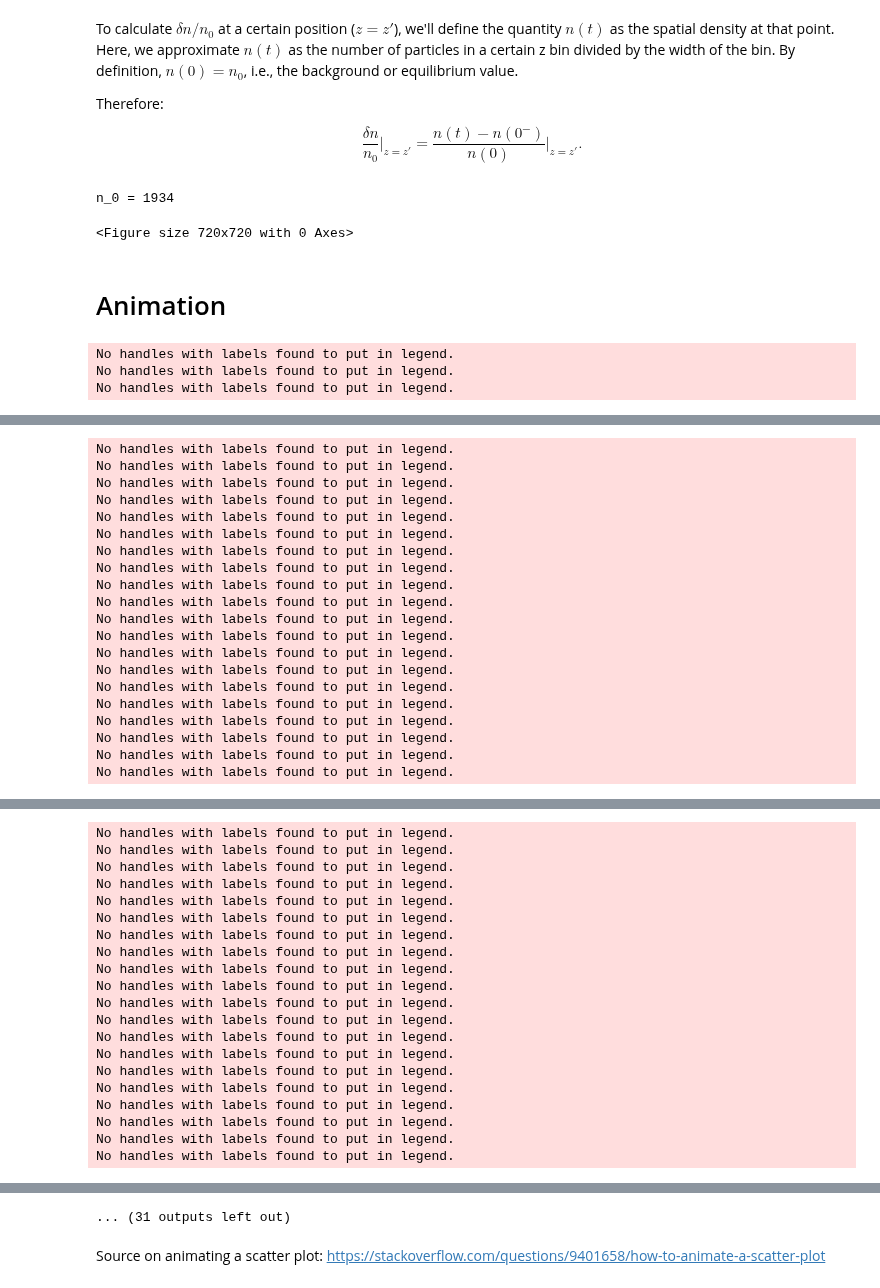
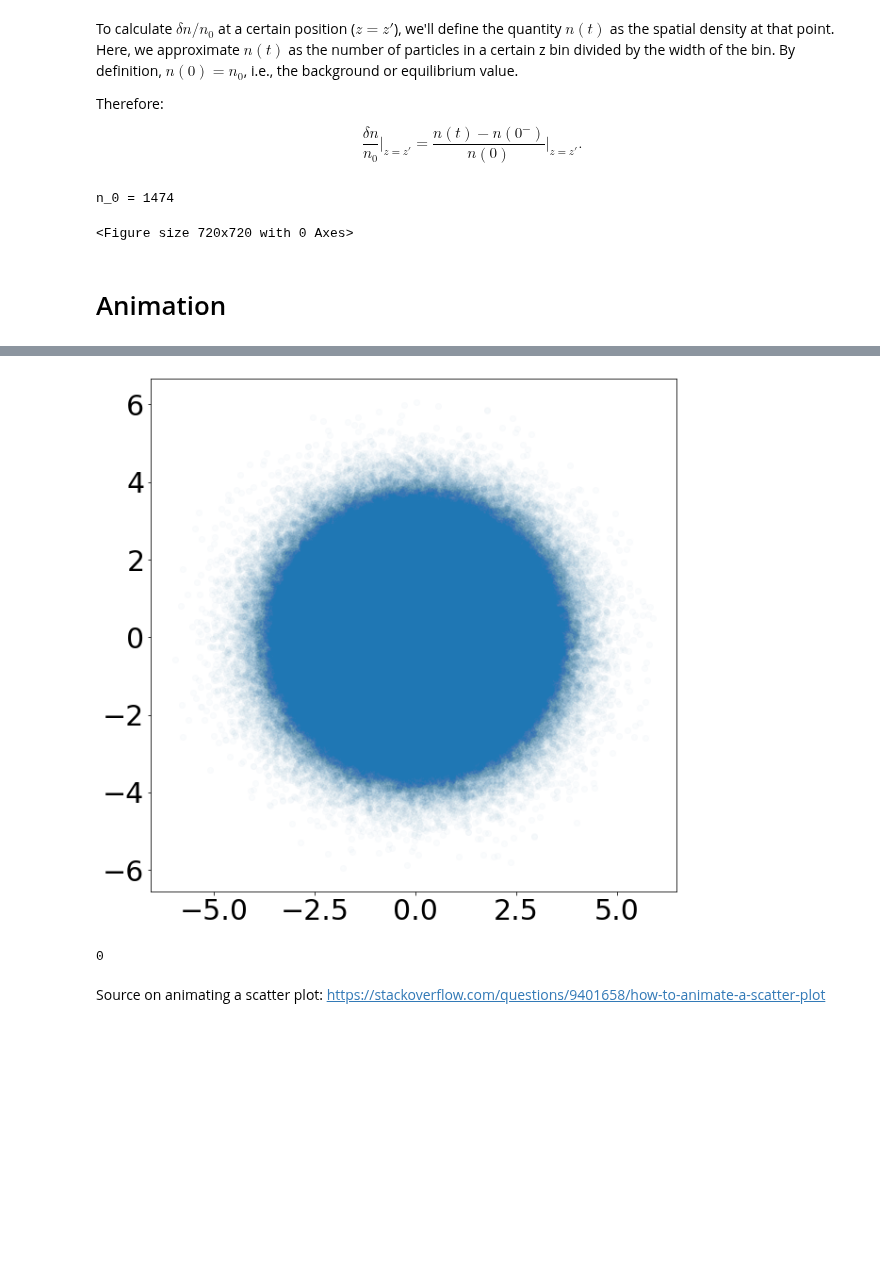
Before and after one commit to Jupiter1994/plasma-echo, a Jupyter notebook: Sampling Particle Trajectories.ipynb, the cells around one changed output, grey strips where cells are left out. Drawn from its saved outputs; the diff is of its cells as text; code cells hidden in the pictures; blank space fills up the shorter version.

```diff
--- a/Sampling Particle Trajectories.ipynb
+++ b/Sampling Particle Trajectories.ipynb
@@ -168,7 +195,10 @@ Js = f_0_distro(N) # drawn from f_0(J)
 Omegas = compute_Omega(Js)
 
 # initial z, v_z values
-zs, vzs = pol2cart(thetas, Js)
+if use_exact_conversion:
+    zs, vzs = pol2cart_exact(thetas, Js)
+else:
+    zs, vzs = pol2cart_harmonic(thetas, Js)
 # %%
 # ## check that sampling method is consistent with underlying distro
 
@@ -205,11 +237,10 @@ z_tolerance = 5e-2
 plot_initial_distro = False
 
 fig = plt.figure(figsize=(10,10))
-zs, vzs = pol2cart(thetas, Js)
 
 # number of particles at t=0 within z_tolerance at a z coordinate; this is the
 # "background" distribution
-z_offset = 1
+z_offset = 1.5
 n_0 = np.sum(np.abs(zs - z_offset) < z_tolerance)
 print(f'n_0 = {n_0}')
 n_0 /= len(zs) # normalize by # of particles
@@ -229,18 +260,17 @@ if plot_initial_distro:
 
     plt.show()
 # %% [output]
-n_0 = 1934
+n_0 = 1474
 <Figure size 720x720 with 0 Axes>
 # %% [markdown]
 # Animation
 # %%
 # make the animation
 plt.rcParams.update({'font.size':30})
-make_animation = True
+make_animation = False
 
 fig = plt.figure(figsize=(10,10))
 scat = plt.scatter(zs, vzs, alpha=0.02)
-zs, vzs = pol2cart(thetas, Js)
 
 if make_animation:
     xlimit = 12
@@ -300,12 +330,11 @@ def updatefig(i):
         variables["Js"][J_is_negative] = 0
 
     ## convert coordinates to (z, v_z)
-    hide_negative_J_particles = False
-    if hide_negative_J_particles:
-        zs, vzs = pol2cart(variables["thetas"][~J_is_negative],
-                           variables["Js"][~J_is_negative])
+    if use_exact_conversion:
+        zs, vzs = pol2cart_exact(variables["thetas"],
+                           variables["Js"])
     else:
-        zs, vzs = pol2cart(variables["thetas"],
+        zs, vzs = pol2cart_harmonic(variables["thetas"],
                            variables["Js"])
 
     ## compute delta n / n_0, ie, number density contrast
@@ -336,6 +365,3 @@ if make_animation:
             blit=True)
     ani.save("Sampled_trajectories_temp.mp4")
 # %% [output]
-No handles with labels found to put in legend.
-No handles with labels found to put in legend.
-No handles with labels found to put in legend.
@@ -414,20 +367,0 @@ Elapsed t: 21.0 seconds
-No handles with labels found to put in legend.
-No handles with labels found to put in legend.
-No handles with labels found to put in legend.
-No handles with labels found to put in legend.
-No handles with labels found to put in legend.
-No handles with labels found to put in legend.
-No handles with labels found to put in legend.
-No handles with labels found to put in legend.
-No handles with labels found to put in legend.
-No handles with labels found to put in legend.
-No handles with labels found to put in legend.
-No handles with labels found to put in legend.
-No handles with labels found to put in legend.
-No handles with labels found to put in legend.
-No handles with labels found to put in legend.
-No handles with labels found to put in legend.
-No handles with labels found to put in legend.
-No handles with labels found to put in legend.
-No handles with labels found to put in legend.
-No handles with labels found to put in legend.
@@ -436,20 +367,0 @@ Elapsed t: 28.5 seconds
-No handles with labels found to put in legend.
-No handles with labels found to put in legend.
-No handles with labels found to put in legend.
-No handles with labels found to put in legend.
-No handles with labels found to put in legend.
-No handles with labels found to put in legend.
-No handles with labels found to put in legend.
-No handles with labels found to put in legend.
-No handles with labels found to put in legend.
-No handles with labels found to put in legend.
-No handles with labels found to put in legend.
-No handles with labels found to put in legend.
-No handles with labels found to put in legend.
-No handles with labels found to put in legend.
-No handles with labels found to put in legend.
-No handles with labels found to put in legend.
-No handles with labels found to put in legend.
-No handles with labels found to put in legend.
-No handles with labels found to put in legend.
-No handles with labels found to put in legend.
@@ -458,3 +368,8 @@ Elapsed t: 35.5 seconds
-... (31 outputs left out)
+[figure, added]
+# %%
+# number of stars that get pushed to J=0
+np.sum(variables["Js"] == 0)
+# %% [output]
+0
 # %% [markdown]
 Source on animating a scatter plot: https://stackoverflow.com/questions/9401658/how-to-animate-a-scatter-plot
```
Also changed, not shown: parts of 8 cells of this notebook, 9 other files.
